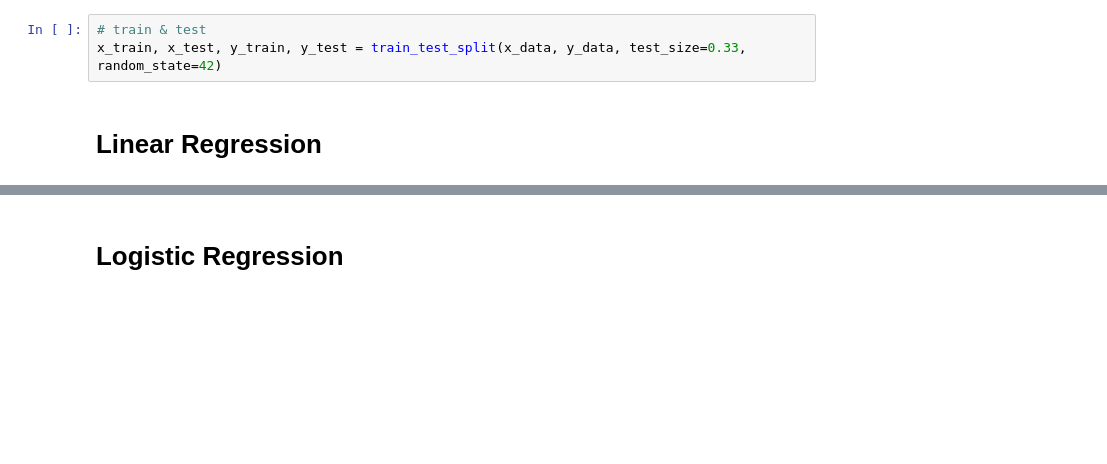
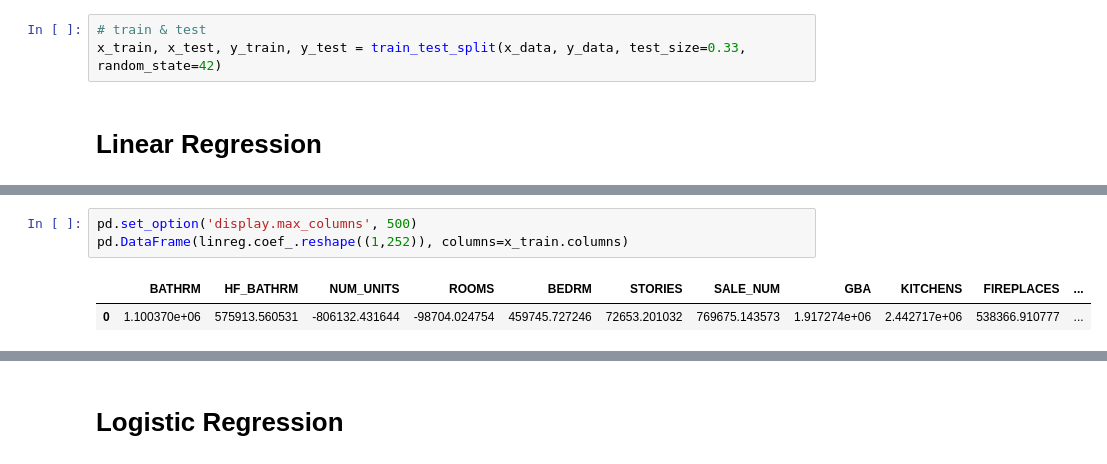
Before and after one commit to rickardsjp/DC_Housing_Tongji, a Jupyter notebook: Prediction Regression.ipynb, the cells around one changed output, grey strips where cells are left out. Saved outputs shown, nothing was run; the diff lists cells and outputs as text; blank space fills up the shorter version.

```diff
--- a/Prediction Regression.ipynb
+++ b/Prediction Regression.ipynb
@@ -66,0 +68,6 @@ Mean squared error: 1.73688976638e+31
+# %%
+pd.set_option('display.max_columns', 500)
+pd.DataFrame(linreg.coef_.reshape((1,252)), columns=x_train.columns)
+# %% [output]
+|  | BATHRM | HF_BATHRM | NUM_UNITS | ROOMS | BEDRM | STORIES | SALE_NUM | GBA | KITCHENS | FIREPLACES | ... |
+| 0 | 1.100370e+06 | 575913.560531 | -806132.431644 | -98704.024754 | 459745.727246 | 72653.201032 | 769675.143573 | 1.917274e+06 | 2.442717e+06 | 538366.910777 | ... |
```
Also changed, not shown: parts of 4 cells of this notebook, 1 other file.
